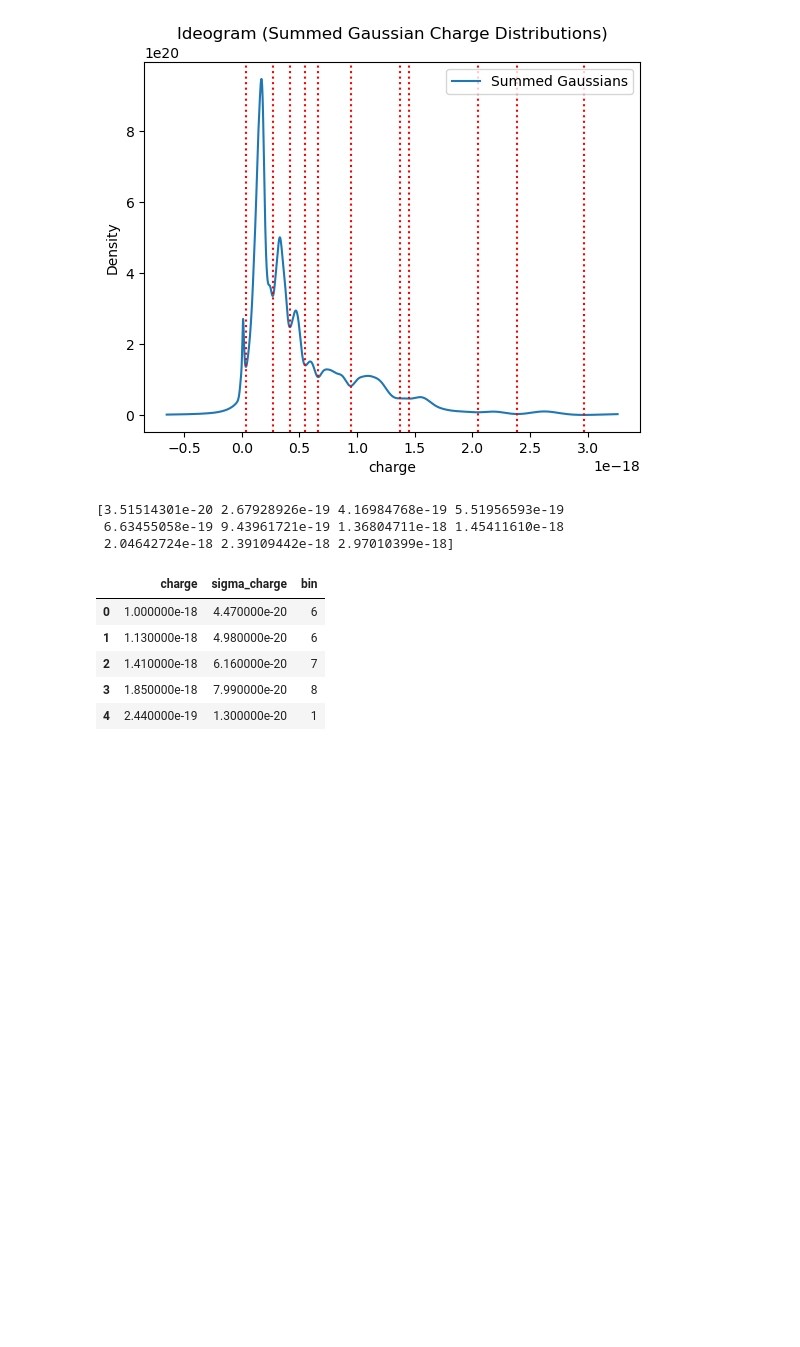
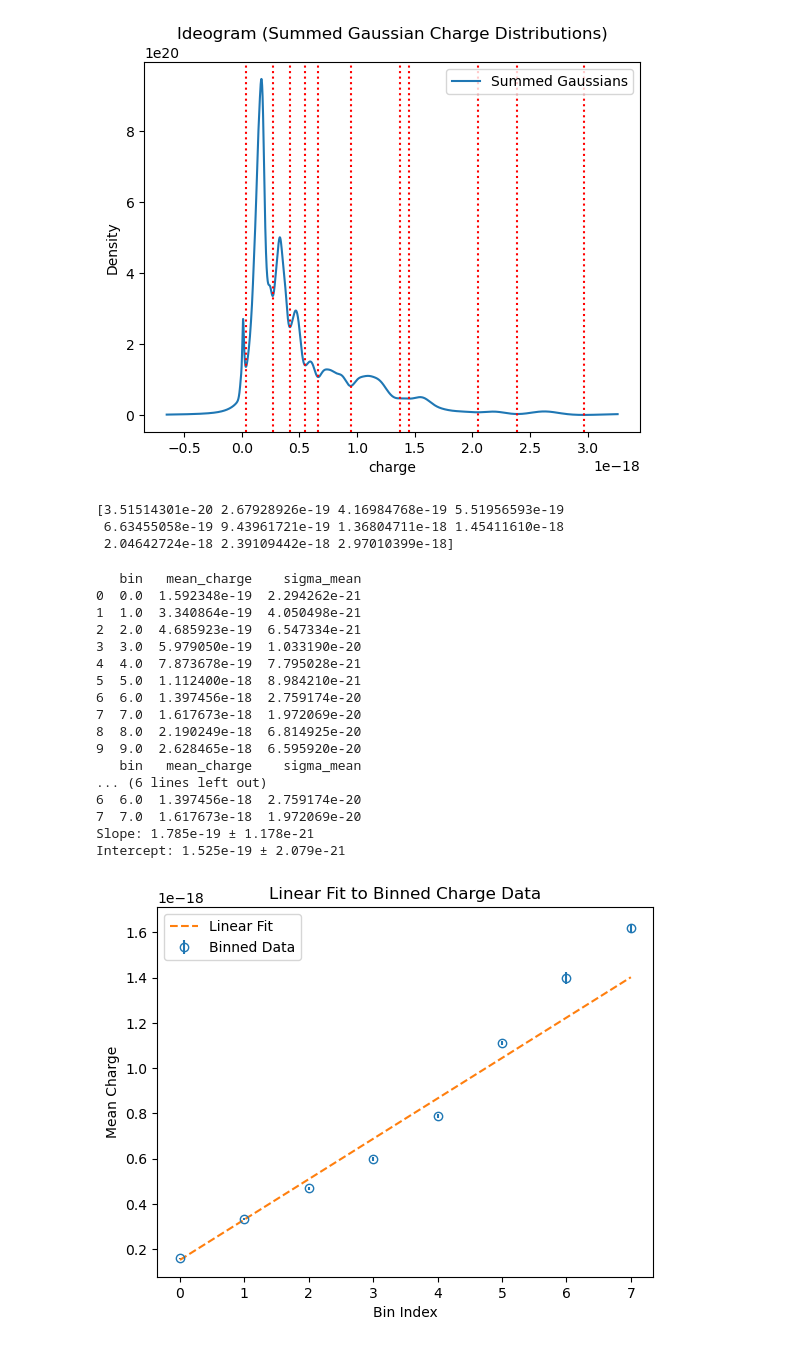
Before and after one commit to Steinburglar/advanced_exp, a Jupyter notebook: FAFO/TestLucas.ipynb, the cells around one changed output. Drawn from its saved outputs; the diff is of its cells as text; code cells hidden in the pictures; blank space fills up the shorter version.

Commit message:
Built regression and weighted average analysis

```diff
--- a/FAFO/TestLucas.ipynb
+++ b/FAFO/TestLucas.ipynb
@@ -65,13 +65,36 @@ print(min_x)
 [3.51514301e-20 2.67928926e-19 4.16984768e-19 5.51956593e-19
  6.63455058e-19 9.43961721e-19 1.36804711e-18 1.45411610e-18
  2.04642724e-18 2.39109442e-18 2.97010399e-18]
-# %%
-binned_df = bin_charges(class_q, class_sigma_q, min_x)
-display(binned_df.head())
-# %% [output]
-|  | charge | sigma_charge | bin |
-| 0 | 1.000000e-18 | 4.470000e-20 | 6 |
-| 1 | 1.130000e-18 | 4.980000e-20 | 6 |
-| 2 | 1.410000e-18 | 6.160000e-20 | 7 |
-| 3 | 1.850000e-18 | 7.990000e-20 | 8 |
-| 4 | 2.440000e-19 | 1.300000e-20 | 1 |
+# %%
+binned_df = bin_charges(class_q, class_sigma_q, min_x)
+bin_means = weighted_average(binned_df)
+print(bin_means)
+bin_means_trim = bin_means.iloc[:-2]
+print(bin_means_trim)
+slope, intercept, slope_error, intercept_error = linear_fit(bin_means_trim)
+
+# Print results
+print(f"Slope: {slope:.3e} ± {slope_error:.3e}")
+print(f"Intercept: {intercept:.3e} ± {intercept_error:.3e}")
+
+# Plot the results
+plot_binned_data(bin_means_trim, slope, intercept)
+# %% [output]
+   bin   mean_charge    sigma_mean
+0  0.0  1.592348e-19  2.294262e-21
+1  1.0  3.340864e-19  4.050498e-21
+2  2.0  4.685923e-19  6.547334e-21
+3  3.0  5.979050e-19  1.033190e-20
+4  4.0  7.873678e-19  7.795028e-21
+5  5.0  1.112400e-18  8.984210e-21
+6  6.0  1.397456e-18  2.759174e-20
+7  7.0  1.617673e-18  1.972069e-20
+8  8.0  2.190249e-18  6.814925e-20
+9  9.0  2.628465e-18  6.595920e-20
+   bin   mean_charge    sigma_mean
+... (6 lines left out)
+6  6.0  1.397456e-18  2.759174e-20
+7  7.0  1.617673e-18  1.972069e-20
+Slope: 1.785e-19 ± 1.178e-21
+Intercept: 1.525e-19 ± 2.079e-21
+[figure, added]
```
Also changed, not shown: 1 other file.
